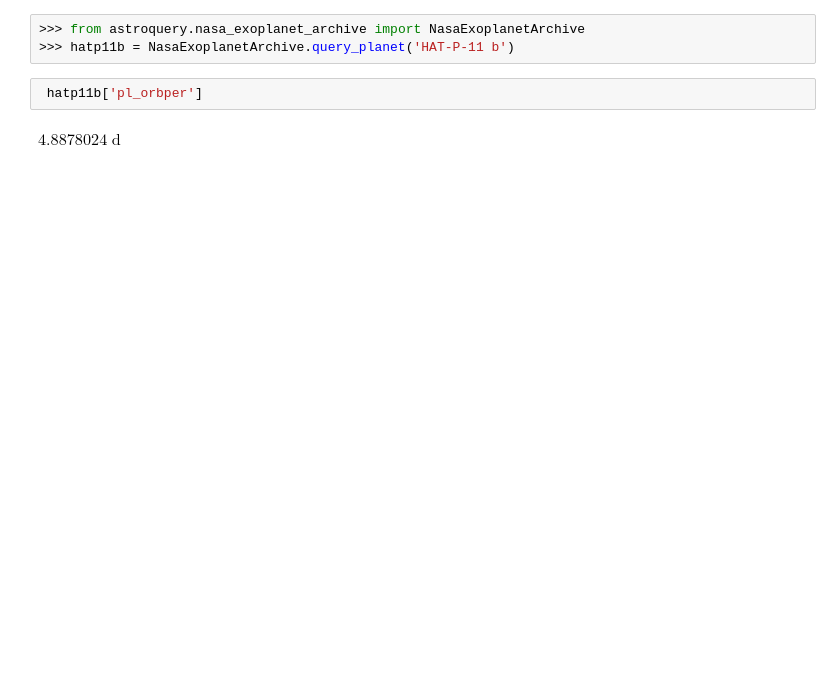
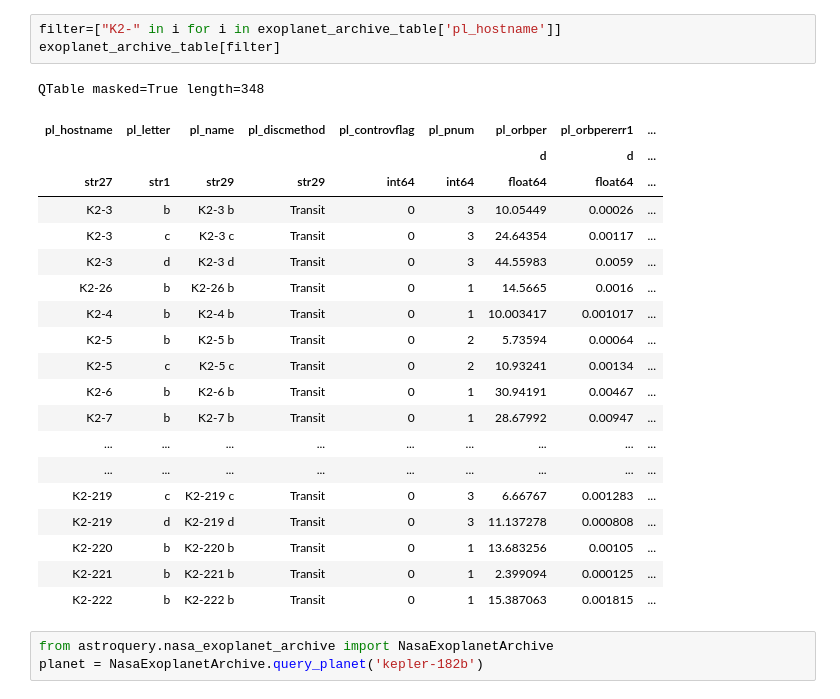
Before and after one commit to Lorenarz/Nasa_Exoplanets, a Jupyter notebook: Nasa Exoplanets.ipynb, the cells around one changed output. Saved outputs shown, nothing was run; the diff lists cells and outputs as text; blank space fills up the shorter version.

```diff
--- a/Nasa Exoplanets.ipynb
+++ b/Nasa Exoplanets.ipynb
@@ -13,7 +67,27 @@ QTable masked=True length=2
+# %%
+filter=["K2-" in i for i in exoplanet_archive_table['pl_hostname']]
+exoplanet_archive_table[filter]
+# %% [output]
+QTable masked=True length=348
+| pl_hostname | pl_letter | pl_name | pl_discmethod | pl_controvflag | pl_pnum | pl_orbper | pl_orbpererr1 | ... |
+|  |  |  |  |  |  | d | d | ... |
+| str27 | str1 | str29 | str29 | int64 | int64 | float64 | float64 | ... |
+| K2-3 | b | K2-3 b | Transit | 0 | 3 | 10.05449 | 0.00026 | ... |
+| K2-3 | c | K2-3 c | Transit | 0 | 3 | 24.64354 | 0.00117 | ... |
+| K2-3 | d | K2-3 d | Transit | 0 | 3 | 44.55983 | 0.0059 | ... |
+| K2-26 | b | K2-26 b | Transit | 0 | 1 | 14.5665 | 0.0016 | ... |
+| K2-4 | b | K2-4 b | Transit | 0 | 1 | 10.003417 | 0.001017 | ... |
+| K2-5 | b | K2-5 b | Transit | 0 | 2 | 5.73594 | 0.00064 | ... |
+| K2-5 | c | K2-5 c | Transit | 0 | 2 | 10.93241 | 0.00134 | ... |
+| K2-6 | b | K2-6 b | Transit | 0 | 1 | 30.94191 | 0.00467 | ... |
+| K2-7 | b | K2-7 b | Transit | 0 | 1 | 28.67992 | 0.00947 | ... |
+| ... | ... | ... | ... | ... | ... | ... | ... | ... |
+| ... | ... | ... | ... | ... | ... | ... | ... | ... |
+| K2-219 | c | K2-219 c | Transit | 0 | 3 | 6.66767 | 0.001283 | ... |
+| K2-219 | d | K2-219 d | Transit | 0 | 3 | 11.137278 | 0.000808 | ... |
+| K2-220 | b | K2-220 b | Transit | 0 | 1 | 13.683256 | 0.00105 | ... |
+| K2-221 | b | K2-221 b | Transit | 0 | 1 | 2.399094 | 0.000125 | ... |
+| K2-222 | b | K2-222 b | Transit | 0 | 1 | 15.387063 | 0.001815 | ... |
 # %%
->>> from astroquery.nasa_exoplanet_archive import NasaExoplanetArchive
->>> hatp11b = NasaExoplanetArchive.query_planet('HAT-P-11 b')
+from astroquery.nasa_exoplanet_archive import NasaExoplanetArchive
+planet = NasaExoplanetArchive.query_planet('kepler-182b')
-# %%
- hatp11b['pl_orbper']
-# %% [output]
-$4.8878024 \; \mathrm{d}$
```
Also changed, not shown: parts of 14 cells of this notebook.
